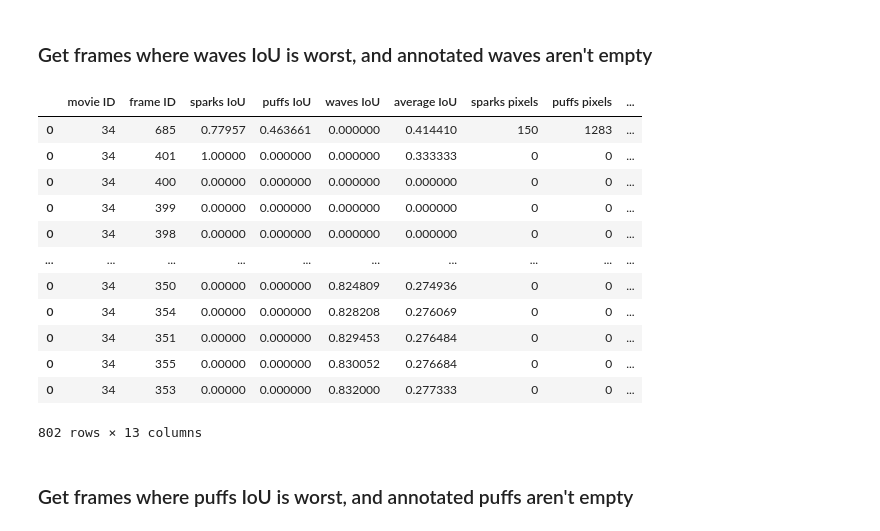
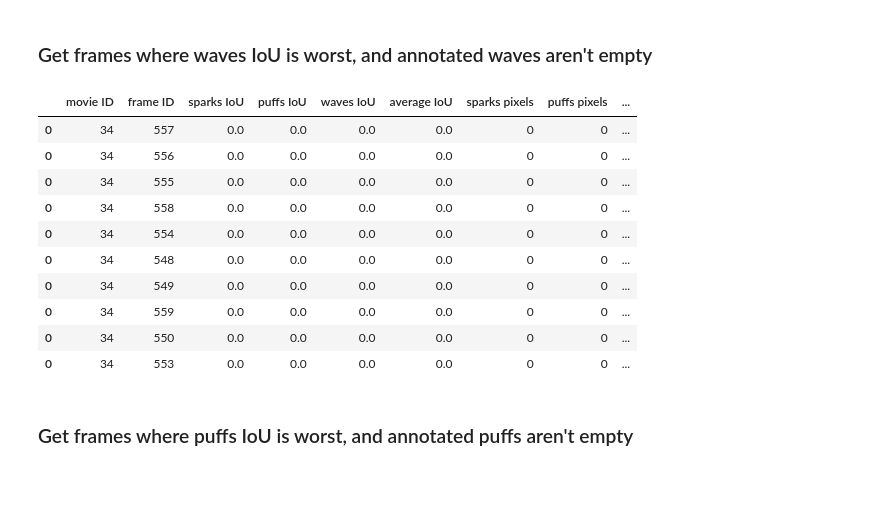
Before and after one commit to dottipr/sparks_project, a Jupyter notebook: sparks/EXPERT VALIDATION select slices.ipynb, the cells around one changed output. Cells and saved outputs as stored; diff of their text form; code cells hidden in the pictures; blank space fills up the shorter version.

```diff
--- a/sparks/EXPERT VALIDATION select slices.ipynb
+++ b/sparks/EXPERT VALIDATION select slices.ipynb
@@ -51,8 +51,8 @@ class_to_nb = {'sparks': 1,
                'ignore_rois': 4
               }
 
-#movie_ids = ["05","10","15","20","25","32","34","40","45"]
-movie_ids = ["05","34"]
+movie_ids = ["05","10","15","20","25","32","34","40","45"]
+#movie_ids = ["05","34"]
 # %%
 dataset_dir = os.path.join("..", "data", "sparks_dataset")
 # %% [markdown]
@@ -298,21 +310,19 @@ frames_stats_df
 waves_df = frames_stats_df.loc[frames_stats_df['waves pixels']!=0]
 # %%
 # Order waves df from worst waves IoU to best
-waves_df.sort_values('waves IoU', ascending=True)
+waves_df.sort_values(['waves IoU', 'waves pixels'], ascending=[True, False]).head(10)
 # %% [output]
 |  | movie ID | frame ID | sparks IoU | puffs IoU | waves IoU | average IoU | sparks pixels | puffs pixels | ... |
-| 0 | 34 | 685 | 0.77957 | 0.463661 | 0.000000 | 0.414410 | 150 | 1283 | ... |
-| 0 | 34 | 401 | 1.00000 | 0.000000 | 0.000000 | 0.333333 | 0 | 0 | ... |
-| 0 | 34 | 400 | 0.00000 | 0.000000 | 0.000000 | 0.000000 | 0 | 0 | ... |
-| 0 | 34 | 399 | 0.00000 | 0.000000 | 0.000000 | 0.000000 | 0 | 0 | ... |
-| 0 | 34 | 398 | 0.00000 | 0.000000 | 0.000000 | 0.000000 | 0 | 0 | ... |
-| ... | ... | ... | ... | ... | ... | ... | ... | ... | ... |
-| 0 | 34 | 350 | 0.00000 | 0.000000 | 0.824809 | 0.274936 | 0 | 0 | ... |
-| 0 | 34 | 354 | 0.00000 | 0.000000 | 0.828208 | 0.276069 | 0 | 0 | ... |
-| 0 | 34 | 351 | 0.00000 | 0.000000 | 0.829453 | 0.276484 | 0 | 0 | ... |
-| 0 | 34 | 355 | 0.00000 | 0.000000 | 0.830052 | 0.276684 | 0 | 0 | ... |
-| 0 | 34 | 353 | 0.00000 | 0.000000 | 0.832000 | 0.277333 | 0 | 0 | ... |
+| 0 | 34 | 557 | 0.0 | 0.0 | 0.0 | 0.0 | 0 | 0 | ... |
+| 0 | 34 | 556 | 0.0 | 0.0 | 0.0 | 0.0 | 0 | 0 | ... |
+| 0 | 34 | 555 | 0.0 | 0.0 | 0.0 | 0.0 | 0 | 0 | ... |
+| 0 | 34 | 558 | 0.0 | 0.0 | 0.0 | 0.0 | 0 | 0 | ... |
+| 0 | 34 | 554 | 0.0 | 0.0 | 0.0 | 0.0 | 0 | 0 | ... |
+| 0 | 34 | 548 | 0.0 | 0.0 | 0.0 | 0.0 | 0 | 0 | ... |
+| 0 | 34 | 549 | 0.0 | 0.0 | 0.0 | 0.0 | 0 | 0 | ... |
+| 0 | 34 | 559 | 0.0 | 0.0 | 0.0 | 0.0 | 0 | 0 | ... |
+| 0 | 34 | 550 | 0.0 | 0.0 | 0.0 | 0.0 | 0 | 0 | ... |
+| 0 | 34 | 553 | 0.0 | 0.0 | 0.0 | 0.0 | 0 | 0 | ... |
-802 rows × 13 columns
 # %% [markdown]
 ### Get frames where puffs IoU is worst, and annotated puffs aren't empty
 # %%
```
Also changed, not shown: parts of 13 cells of this notebook, 1 other file.
